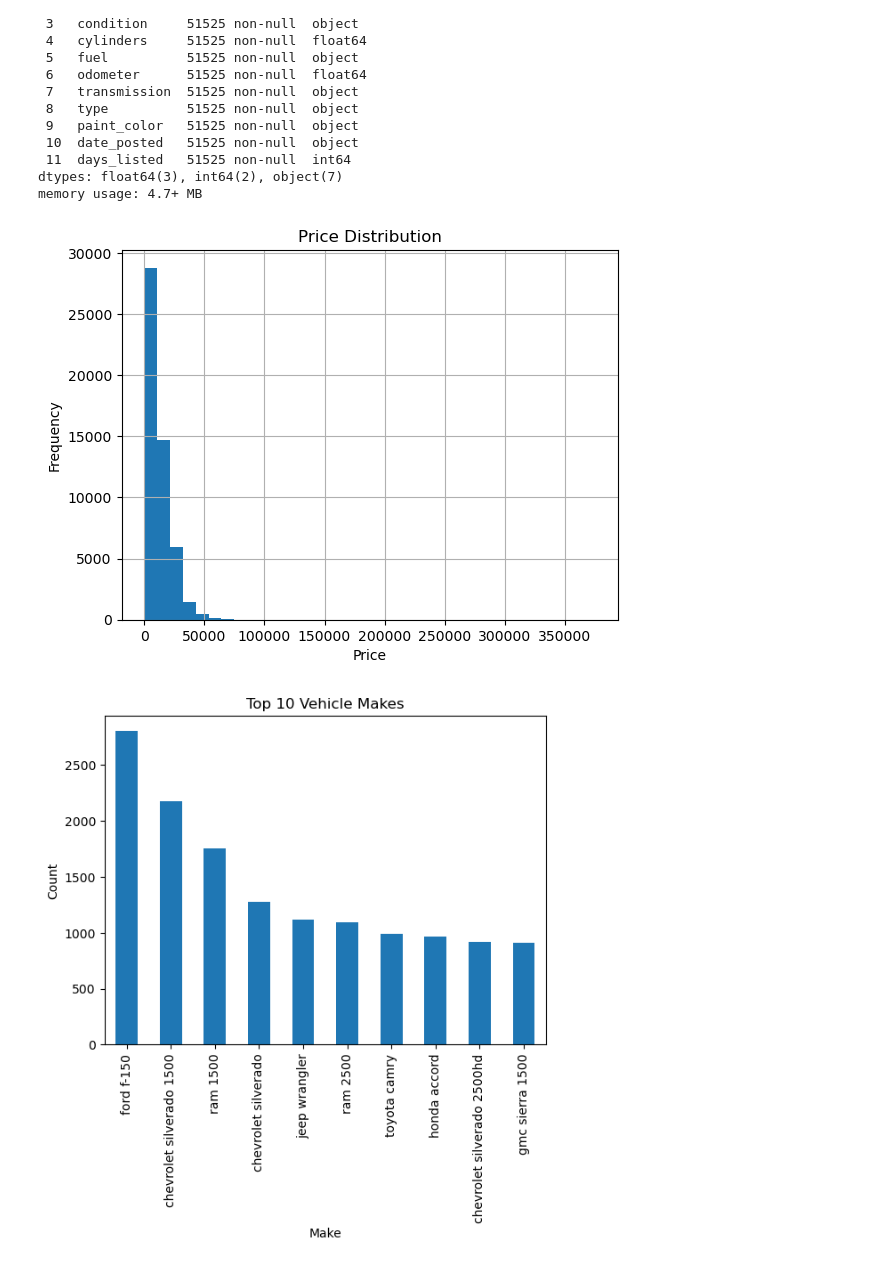
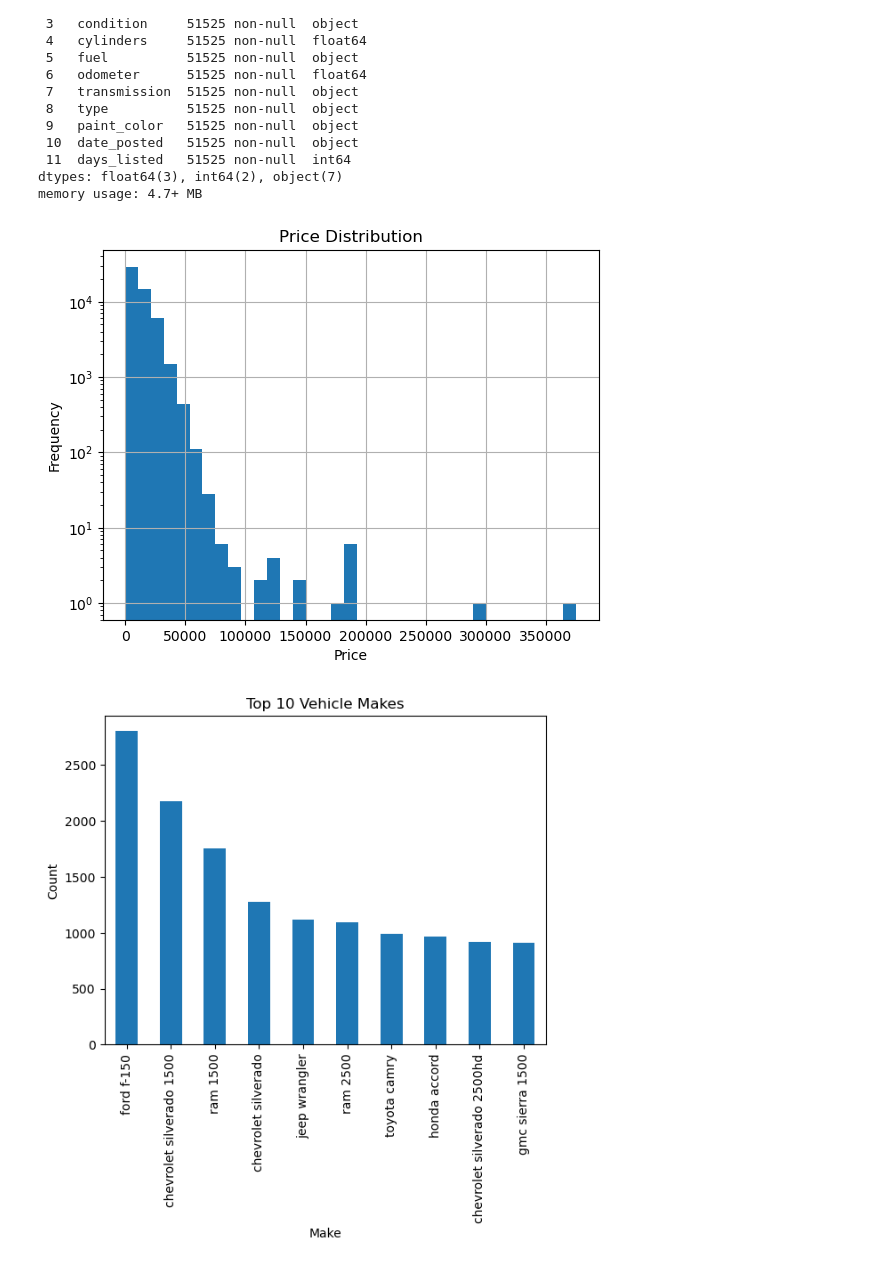
Before and after one commit to Cdisi1999/Sprint4Proj, a Jupyter notebook: notebooks/EDA.ipynb, the cells around one changed output. Saved outputs shown, nothing was run; the diff lists cells and outputs as text; code cells hidden in the pictures.

```diff
--- a/notebooks/EDA.ipynb
+++ b/notebooks/EDA.ipynb
@@ -176,13 +178,13 @@ Data columns (total 12 columns):
 dtypes: float64(3), int64(2), object(7)
 memory usage: 4.7+ MB
 # %%
-df['price'].hist(bins=35)
+df['price'].hist(bins=35, log=True)
 plt.title('Price Distribution')
 plt.xlabel('Price')
 plt.ylabel('Frequency')
 plt.show()
 # %% [output]
-[figure, old version]
+[figure, new version]
 # %%
 
 df['model'].value_counts().head(10).plot(kind='bar')
```
Also changed, not shown: parts of 1 cell of this notebook.
